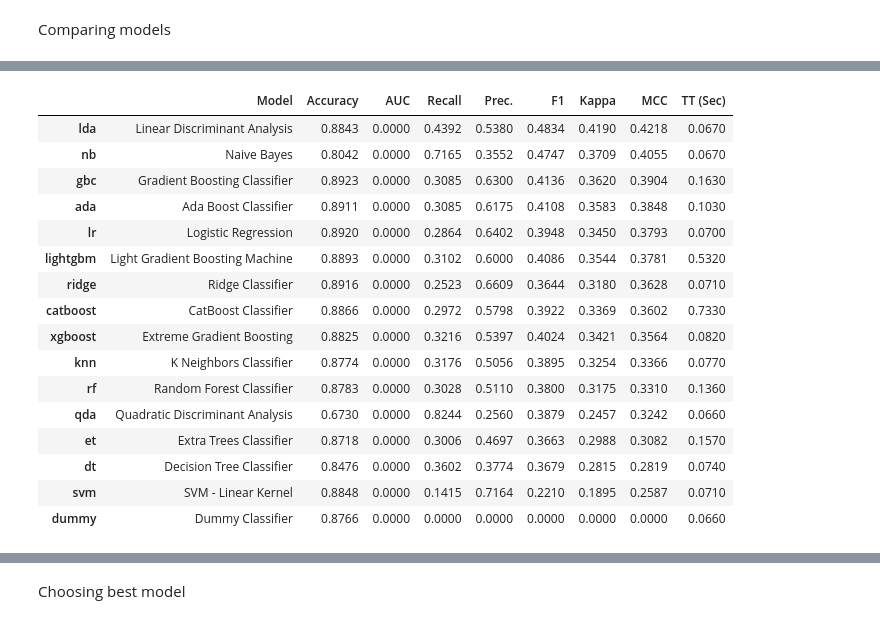
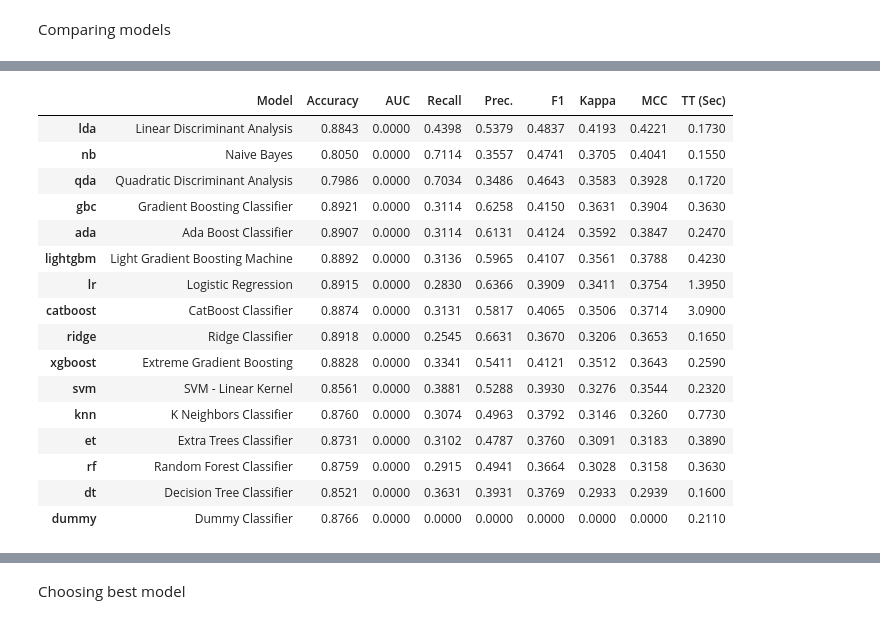
Before and after one commit to frazah/tobacco-analysis, a Jupyter notebook: src/notebooks/youth.ipynb, the cells around one changed output, grey strips where cells are left out. Saved outputs shown, nothing was run; the diff lists cells and outputs as text; code cells hidden in the pictures.

```diff
--- a/src/notebooks/youth.ipynb
+++ b/src/notebooks/youth.ipynb
@@ -177,27 +189,7 @@ train = pd.concat([X_resampled, y_resampled], axis=1)
 # %% [markdown]
 Comparing models
 # %%
-# setup = pc.setup(data=train,
-#                  target='Smoke',
-#                  session_id=123,
-#                  normalize=True,
-#                  transformation=True,
-
-#                  remove_multicollinearity=True, multicollinearity_threshold=0.95, max_encoding_ohe=0)
-
-# merged_df.reset_index(drop=True, inplace=True)
-
-X = merged_df.drop(columns=["Smoke"])
-y = merged_df["Smoke"]
-
-# Convert y values to categorical values
-lab = preprocessing.LabelEncoder()
-y = lab.fit_transform(y)
-
-y = pd.DataFrame(y, columns=["Smoke"])
-y.reset_index(drop=True, inplace=True)
-X.reset_index(drop=True, inplace=True)
-merged_df = pd.concat([X, y], axis=1)
+merged_df.reset_index(drop=True, inplace=True)
 
 setup = pc.setup(data=merged_df,
                  target='Smoke',
@@ -206,16 +198,15 @@ setup = pc.setup(data=merged_df,
                 #  normalize=True,
                 #  encoding_method=preprocessing.LabelEncoder()
                 ordinal_features={
-                    "SmokingFriends" : [1, 2, 3, 4],
-                    "SeenSmokerInSchool" : [1, 2],
-                    "SeenSmokerInPublicPlace" : [1, 2, 3, 4, 5],
-                    "SeenSmokerInEnclosedPlace" : [1, 2, 3, 4, 5],
-                    "SeenSmokerInHome" : [1, 2, 3, 4, 5]
-                    },
+                     "SmokingFriends": OR46_dict.values(),
+                     "SeenSmokerInPublicPlace": CR21_dict.values(),
+                     "SeenSmokerInEnclosedPlace": CR20_dict.values(),
+                     "SeenSmokerInHome": CR19_dict.values()
+                 },
                 #  fix_imbalance=True, fix_imbalance_method=SMOTEN(),
-                 transformation=True,
-                 remove_multicollinearity=True, multicollinearity_threshold=0.95,
-                #  max_encoding_ohe=0
+                transformation=True,
+                remove_multicollinearity=True, multicollinearity_threshold=0.95,
+                # max_encoding_ohe=0
                 )
 
 best = pc.compare_models(sort='MCC')
@@ -240,21 +231,21 @@ best = pc.compare_models(sort='MCC')
 [interactive output not drawn]
 |  | Model | Accuracy | AUC | Recall | Prec. | F1 | Kappa | MCC | TT (Sec) |
-| lda | Linear Discriminant Analysis | 0.8843 | 0.0000 | 0.4392 | 0.5380 | 0.4834 | 0.4190 | 0.4218 | 0.0670 |
-| nb | Naive Bayes | 0.8042 | 0.0000 | 0.7165 | 0.3552 | 0.4747 | 0.3709 | 0.4055 | 0.0670 |
-| gbc | Gradient Boosting Classifier | 0.8923 | 0.0000 | 0.3085 | 0.6300 | 0.4136 | 0.3620 | 0.3904 | 0.1630 |
-| ada | Ada Boost Classifier | 0.8911 | 0.0000 | 0.3085 | 0.6175 | 0.4108 | 0.3583 | 0.3848 | 0.1030 |
-| lr | Logistic Regression | 0.8920 | 0.0000 | 0.2864 | 0.6402 | 0.3948 | 0.3450 | 0.3793 | 0.0700 |
-| lightgbm | Light Gradient Boosting Machine | 0.8893 | 0.0000 | 0.3102 | 0.6000 | 0.4086 | 0.3544 | 0.3781 | 0.5320 |
-| ridge | Ridge Classifier | 0.8916 | 0.0000 | 0.2523 | 0.6609 | 0.3644 | 0.3180 | 0.3628 | 0.0710 |
-| catboost | CatBoost Classifier | 0.8866 | 0.0000 | 0.2972 | 0.5798 | 0.3922 | 0.3369 | 0.3602 | 0.7330 |
-| xgboost | Extreme Gradient Boosting | 0.8825 | 0.0000 | 0.3216 | 0.5397 | 0.4024 | 0.3421 | 0.3564 | 0.0820 |
-| knn | K Neighbors Classifier | 0.8774 | 0.0000 | 0.3176 | 0.5056 | 0.3895 | 0.3254 | 0.3366 | 0.0770 |
-| rf | Random Forest Classifier | 0.8783 | 0.0000 | 0.3028 | 0.5110 | 0.3800 | 0.3175 | 0.3310 | 0.1360 |
-| qda | Quadratic Discriminant Analysis | 0.6730 | 0.0000 | 0.8244 | 0.2560 | 0.3879 | 0.2457 | 0.3242 | 0.0660 |
-| et | Extra Trees Classifier | 0.8718 | 0.0000 | 0.3006 | 0.4697 | 0.3663 | 0.2988 | 0.3082 | 0.1570 |
-| dt | Decision Tree Classifier | 0.8476 | 0.0000 | 0.3602 | 0.3774 | 0.3679 | 0.2815 | 0.2819 | 0.0740 |
-| svm | SVM - Linear Kernel | 0.8848 | 0.0000 | 0.1415 | 0.7164 | 0.2210 | 0.1895 | 0.2587 | 0.0710 |
-| dummy | Dummy Classifier | 0.8766 | 0.0000 | 0.0000 | 0.0000 | 0.0000 | 0.0000 | 0.0000 | 0.0660 |
+| lda | Linear Discriminant Analysis | 0.8843 | 0.0000 | 0.4398 | 0.5379 | 0.4837 | 0.4193 | 0.4221 | 0.1730 |
+| nb | Naive Bayes | 0.8050 | 0.0000 | 0.7114 | 0.3557 | 0.4741 | 0.3705 | 0.4041 | 0.1550 |
+| qda | Quadratic Discriminant Analysis | 0.7986 | 0.0000 | 0.7034 | 0.3486 | 0.4643 | 0.3583 | 0.3928 | 0.1720 |
+| gbc | Gradient Boosting Classifier | 0.8921 | 0.0000 | 0.3114 | 0.6258 | 0.4150 | 0.3631 | 0.3904 | 0.3630 |
+| ada | Ada Boost Classifier | 0.8907 | 0.0000 | 0.3114 | 0.6131 | 0.4124 | 0.3592 | 0.3847 | 0.2470 |
+| lightgbm | Light Gradient Boosting Machine | 0.8892 | 0.0000 | 0.3136 | 0.5965 | 0.4107 | 0.3561 | 0.3788 | 0.4230 |
+| lr | Logistic Regression | 0.8915 | 0.0000 | 0.2830 | 0.6366 | 0.3909 | 0.3411 | 0.3754 | 1.3950 |
+| catboost | CatBoost Classifier | 0.8874 | 0.0000 | 0.3131 | 0.5817 | 0.4065 | 0.3506 | 0.3714 | 3.0900 |
+| ridge | Ridge Classifier | 0.8918 | 0.0000 | 0.2545 | 0.6631 | 0.3670 | 0.3206 | 0.3653 | 0.1650 |
+| xgboost | Extreme Gradient Boosting | 0.8828 | 0.0000 | 0.3341 | 0.5411 | 0.4121 | 0.3512 | 0.3643 | 0.2590 |
+| svm | SVM - Linear Kernel | 0.8561 | 0.0000 | 0.3881 | 0.5288 | 0.3930 | 0.3276 | 0.3544 | 0.2320 |
+| knn | K Neighbors Classifier | 0.8760 | 0.0000 | 0.3074 | 0.4963 | 0.3792 | 0.3146 | 0.3260 | 0.7730 |
+| et | Extra Trees Classifier | 0.8731 | 0.0000 | 0.3102 | 0.4787 | 0.3760 | 0.3091 | 0.3183 | 0.3890 |
+| rf | Random Forest Classifier | 0.8759 | 0.0000 | 0.2915 | 0.4941 | 0.3664 | 0.3028 | 0.3158 | 0.3630 |
+| dt | Decision Tree Classifier | 0.8521 | 0.0000 | 0.3631 | 0.3931 | 0.3769 | 0.2933 | 0.2939 | 0.1600 |
+| dummy | Dummy Classifier | 0.8766 | 0.0000 | 0.0000 | 0.0000 | 0.0000 | 0.0000 | 0.0000 | 0.2110 |
 [interactive output not drawn]
 # %% [markdown]
 Choosing best model
```
Also changed, not shown: parts of 10 cells of this notebook, 3 other files.
